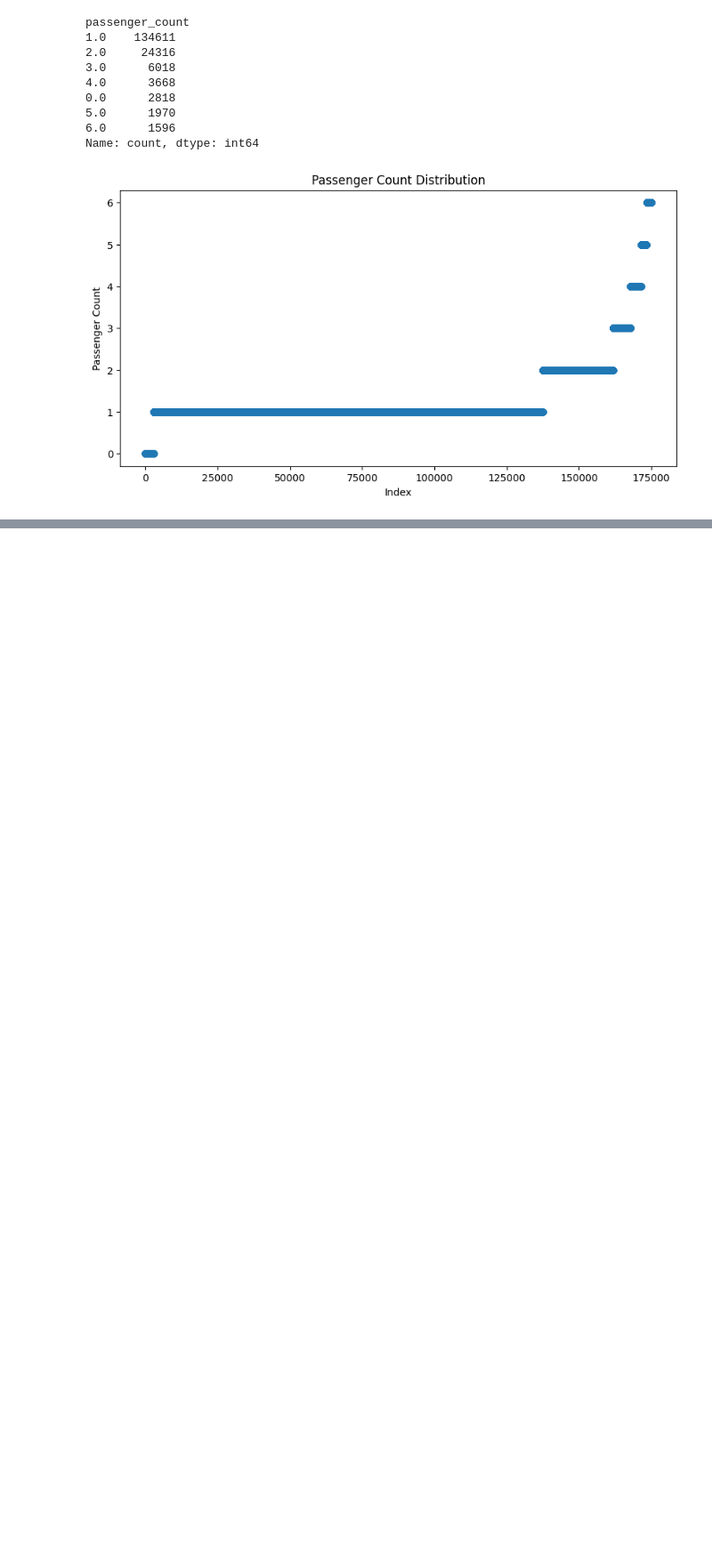
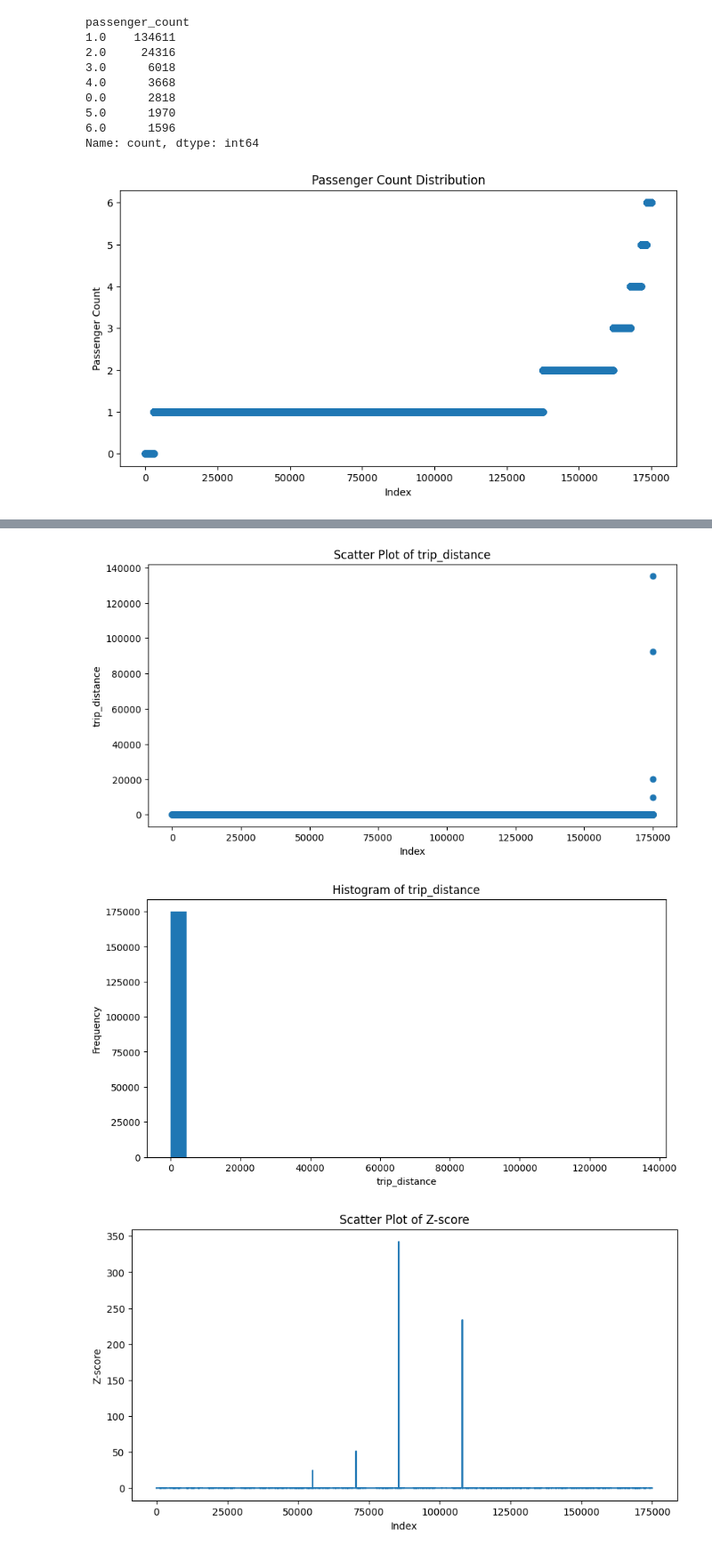
Before and after one commit to Wambyat/MLP-Project, a Jupyter notebook: main.ipynb, the cells around one changed output, grey strips where cells are left out. Shown at 89% size. Cells and saved outputs as stored; diff of their text form; code cells hidden in the pictures; blank space fills up the shorter version.

```diff
--- a/main.ipynb
+++ b/main.ipynb
@@ -338,0 +385,31 @@ Now we repeat for all the other columns.
+# %%
+def viz2(train,col_name):
+    plt.figure(figsize=(10, 5))
+    plt.scatter(range(len(train[col_name])), train[col_name].sort_values())
+    plt.title('Scatter Plot of '+col_name)
+    plt.xlabel('Index')
+    plt.ylabel(col_name)
+    plt.show()
+
+    # Histogram
+    plt.figure(figsize=(10, 5))
+    plt.hist(train[col_name], bins=30)
+    plt.title('Histogram of '+col_name)
+    plt.xlabel(col_name)
+    plt.ylabel('Frequency')
+    plt.show()
+
+    # z-score plot
+    from scipy import stats
+    plt.figure(figsize=(10, 5))
+    plt.plot(range(len(train[col_name])), stats.zscore(train[col_name]))
+    plt.title('Scatter Plot of Z-score')
+    plt.xlabel('Index')
+    plt.ylabel('Z-score')
+    plt.show()
+
+viz2(train,'trip_distance')
+# %% [output]
+[figure, added]
+[figure, added]
+[figure, added]
```
Also changed, not shown: parts of 64 cells of this notebook, 1 other file.
